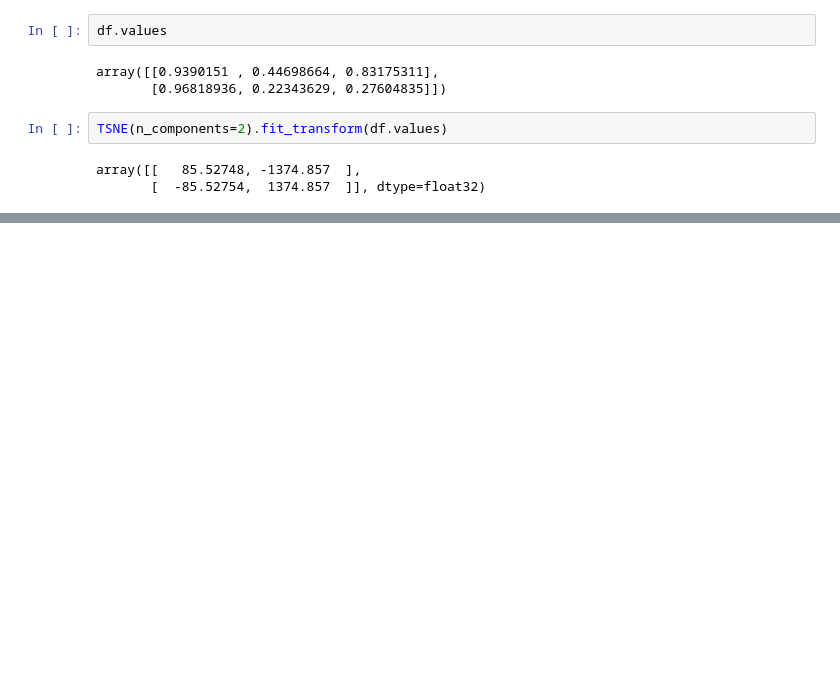
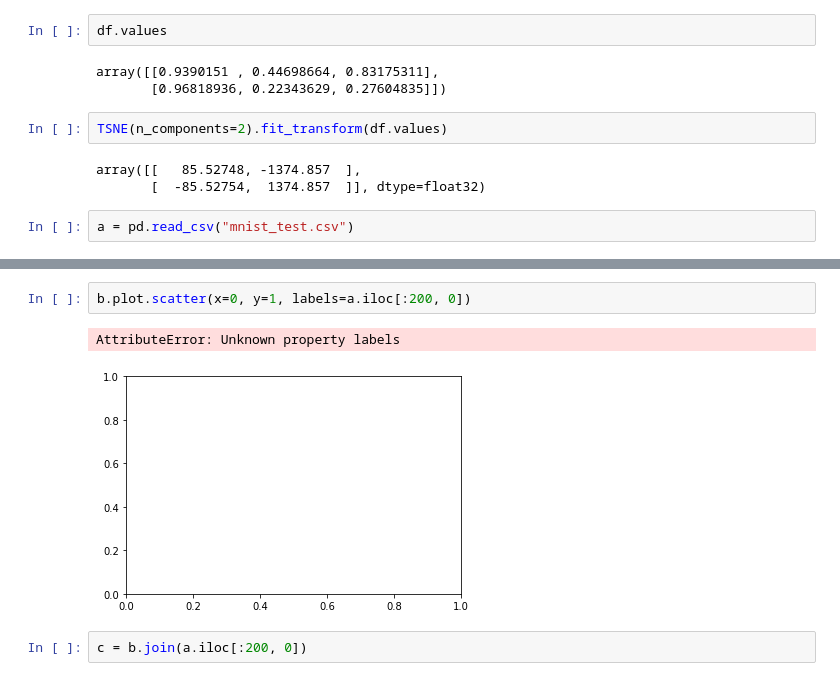
Before and after one commit to mucharafal/tsne, a Jupyter notebook: tsne-test.ipynb, the cells around one changed output, grey strips where cells are left out. Drawn from its saved outputs; the diff is of its cells as text; blank space fills up the shorter version.

```diff
--- a/tsne-test.ipynb
+++ b/tsne-test.ipynb
@@ -16,3 +16,5 @@ TSNE(n_components=2).fit_transform(df.values)
 # %% [output]
 array([[   85.52748, -1374.857  ],
        [  -85.52754,  1374.857  ]], dtype=float32)
+# %%
+a = pd.read_csv("mnist_test.csv")
@@ -18,0 +35,7 @@ array([[   85.52748, -1374.857  ],
+# %%
+b.plot.scatter(x=0, y=1, labels=a.iloc[:200, 0])
+# %% [output]
+AttributeError: Unknown property labels
+[figure, added]
+# %%
+c = b.join(a.iloc[:200, 0])
```
Also changed, not shown: parts of 12 cells of this notebook, 1 other file.
